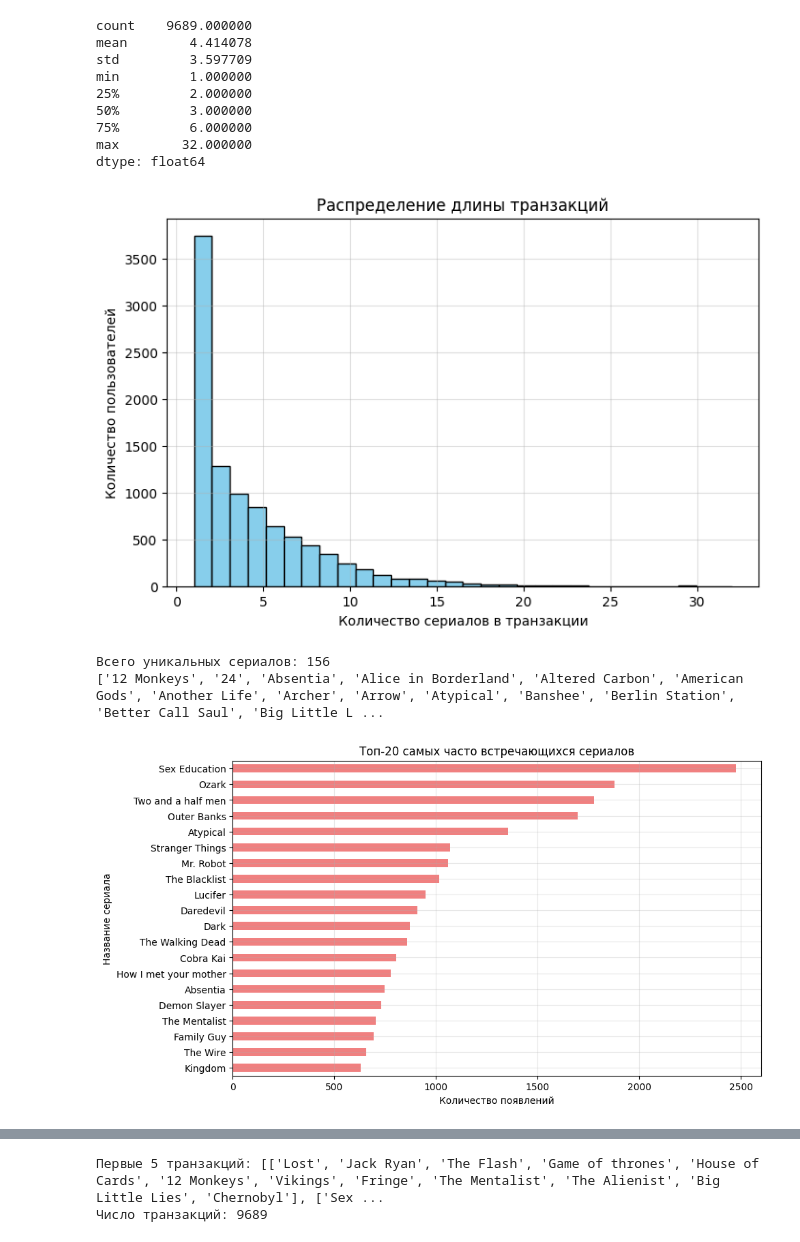
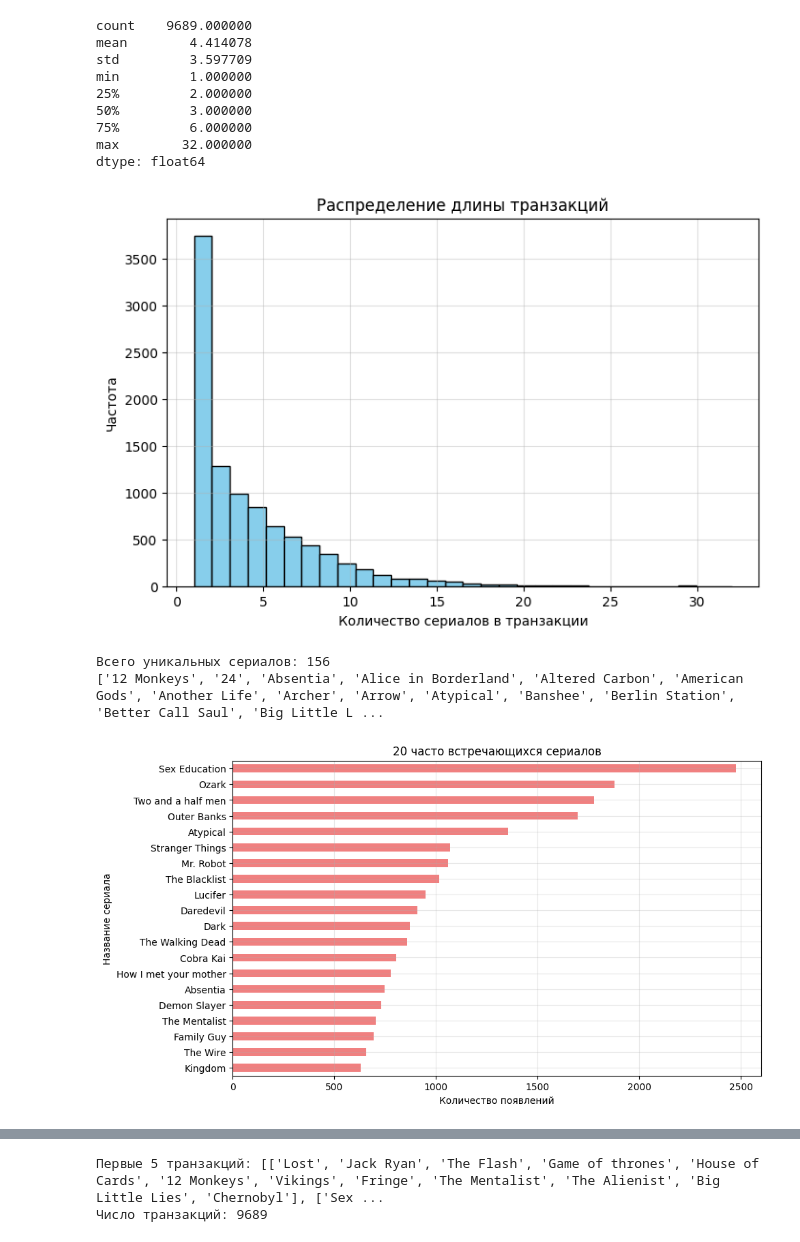
Before and after one commit to AccuRion1/machinelearn2, a Jupyter notebook: tv_lab2.ipynb, the cells around one changed output, grey strips where cells are left out. Saved outputs shown, nothing was run; the diff lists cells and outputs as text; code cells hidden in the pictures.

```diff
--- a/tv_lab2.ipynb
+++ b/tv_lab2.ipynb
@@ -83,13 +79,13 @@ dtype: float64
 # %%
 plt.figure(figsize=(8,5))
 plt.hist(transaction_lengths, bins=30, color='skyblue', edgecolor='black')
 plt.title('Распределение длины транзакций')
 plt.xlabel('Количество сериалов в транзакции')
-plt.ylabel('Количество пользователей')
+plt.ylabel('Частота')
 plt.grid(alpha=0.4)
 plt.show()
 # %% [output]
-[figure, old version]
+[figure, new version]
 # %%
 # Объединяем все значения в один Series и убираем NaN
 all_items = pd.Series(df.drop(columns='transaction_length').values.ravel()).dropna()
@@ -107,14 +103,14 @@ top_items = all_items.value_counts().head(20)
 
 plt.figure(figsize=(10,6))
 top_items.plot(kind='barh', color='lightcoral')
-plt.title('Топ-20 самых часто встречающихся сериалов')
+plt.title('20 часто встречающихся сериалов')
 plt.xlabel('Количество появлений')
 plt.ylabel('Название сериала')
 plt.gca().invert_yaxis()
 plt.grid(alpha=0.3)
 plt.show()
 # %% [output]
-[figure, old version]
+[figure, new version]
 # %%
 print("Пропущенные значения по столбцам:")
 print(df.isna().sum())
```
Also changed, not shown: parts of 11 cells of this notebook.
